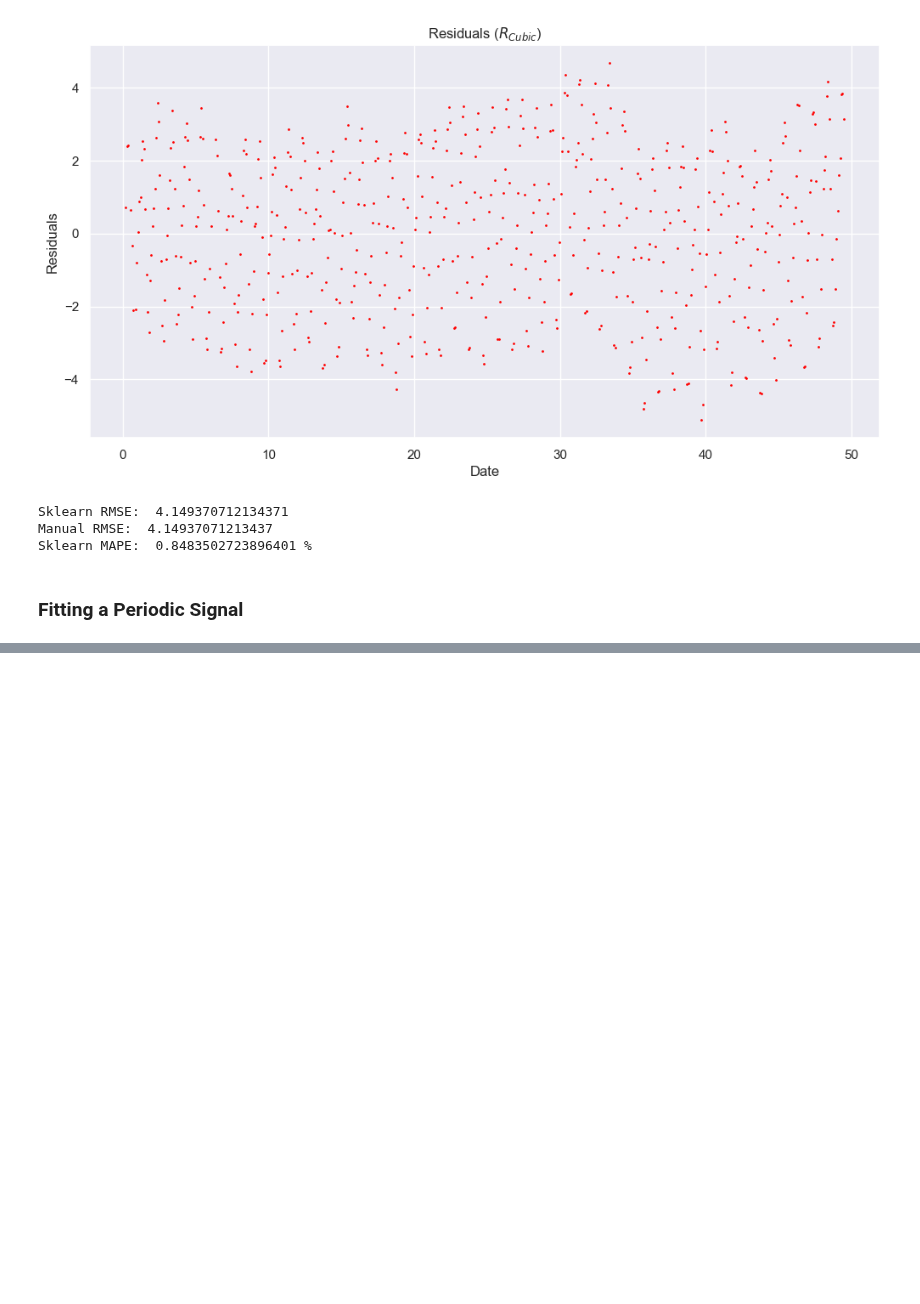
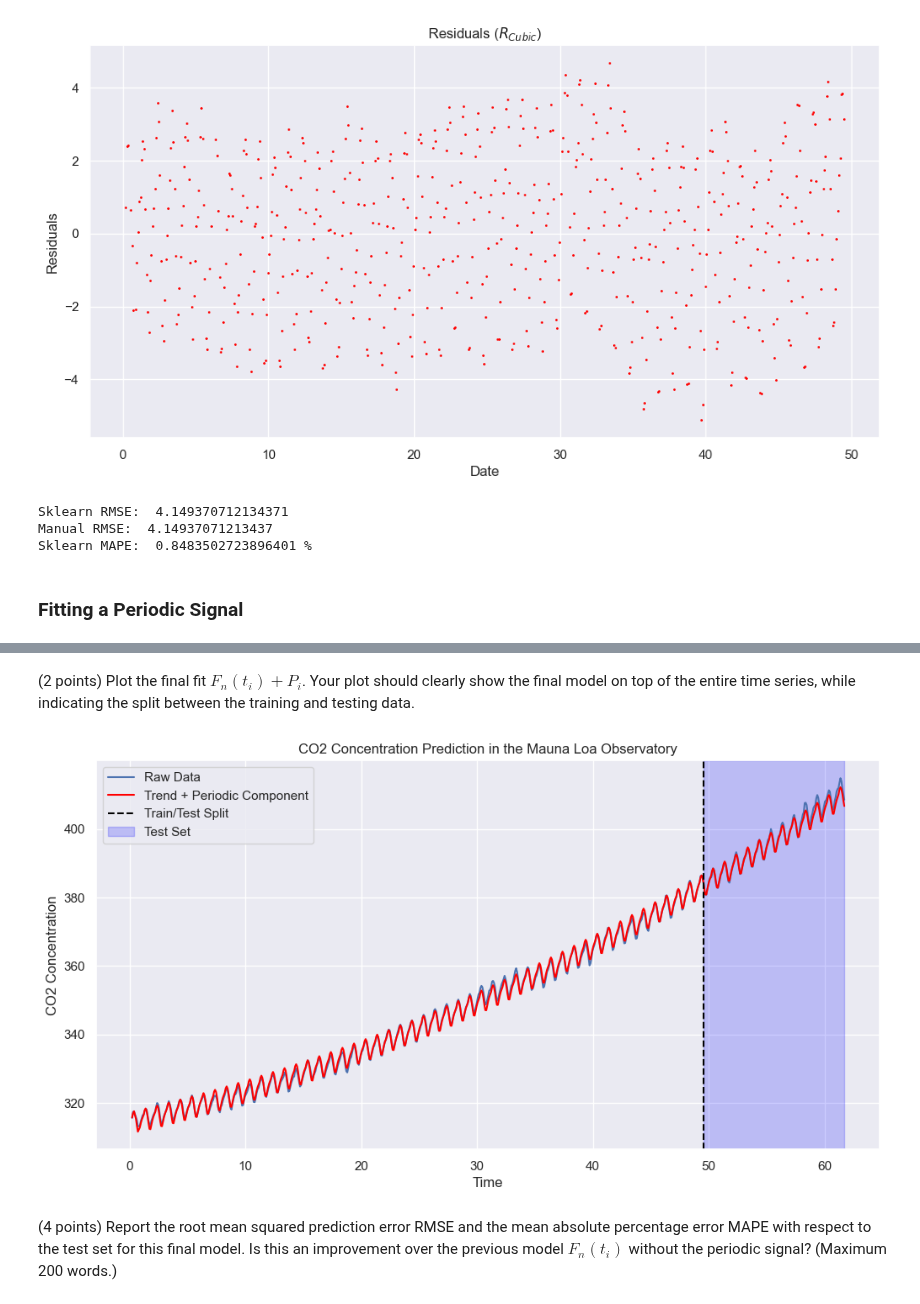
Before and after one commit to eddysanoli-galileo/Data-Analysis-Statistical-Modeling-and-Computation-in-Applications, a Jupyter notebook: Module 4 - Time Series/Project/Problem 1.ipynb, the cells around one changed output, grey strips where cells are left out. Drawn from its saved outputs; the diff is of its cells as text; code cells hidden in the pictures; blank space fills up the shorter version.

```diff
--- a/Module 4 - Time Series/Project/Problem 1.ipynb
+++ b/Module 4 - Time Series/Project/Problem 1.ipynb
@@ -494,0 +598,65 @@ Month
+# %% [markdown]
+(2 points) Plot the final fit $F_ n(t_ i) + P_ i$. Your plot should clearly show the final model on top of the entire time series, while indicating the split between the training and testing data.
+# %%
+# Get the ts and C02 measurements from ts_array
+ts = ts_array[:, 3]
+concentration = ts_array[:, 2]
+
+# Trend Component
+trend = np.concatenate((train_trend, test_trend))
+trend = trend.flatten()
+
+# Periodic Component
+# Pi contains the residuals for each month in the year. We need to match the
+# values of Pi with the months in the ts_array.
+months = ts_array[:, 0]
+
+# We need to create a list of the same length as the ts_array
+periodic = np.array([
+    Pi[Pi['Month'] == month]['Residuals'].values[0] for month in months
+])
+
+# Get the number of samples
+n_samples = len(ts)
+n_train_samples = math.floor(0.8 * n_samples)
+
+# Plot
+plt.figure(figsize=(12, 6))
+plt.plot(
+    ts,
+    concentration,
+    label='Raw Data',
+)
+plt.plot(
+    ts,
+    trend + periodic,
+    label='Trend + Periodic Component',
+    color='red',
+)
+plt.axvline(
+    x=ts[n_train_samples],
+    color='black',
+    linestyle='--',
+    label='Train/Test Split',
+)
+
+# Shade the region after the train/test split. It should start in
+# the 80% of the data and end in the 100% of the data, while spanning
+# the entire y-axis.
+plt.axvspan(
+    ts[n_train_samples],
+    ts[-1],
+    alpha=0.2,
+    color='blue',
+    label='Test Set',
+)
+
+plt.legend()
+plt.xlabel('Time')
+plt.ylabel('CO2 Concentration')
+plt.title('CO2 Concentration Prediction in the Mauna Loa Observatory')
+plt.show()
+# %% [output]
+[figure, added]
+# %% [markdown]
+(4 points) Report the root mean squared prediction error RMSE and the mean absolute percentage error MAPE with respect to the test set for this final model. Is this an improvement over the previous model $F_ n(t_ i)$ without the periodic signal? (Maximum 200 words.)
```
Also changed, not shown: parts of 10 cells of this notebook, 12 other files.
